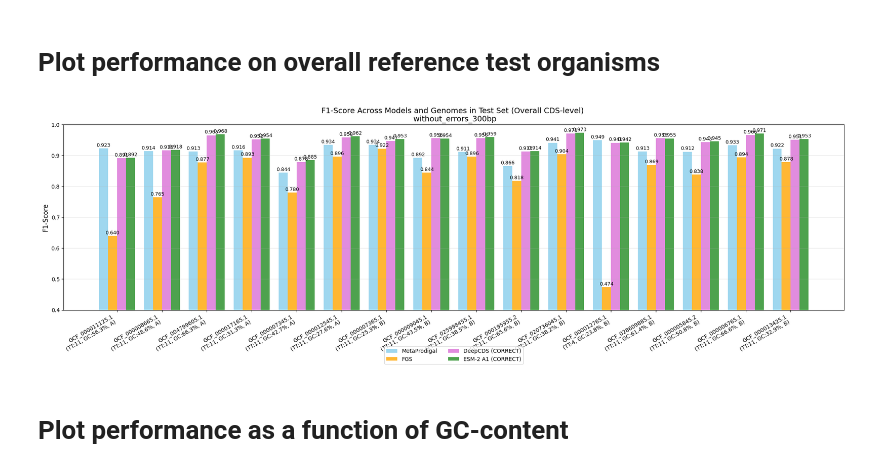
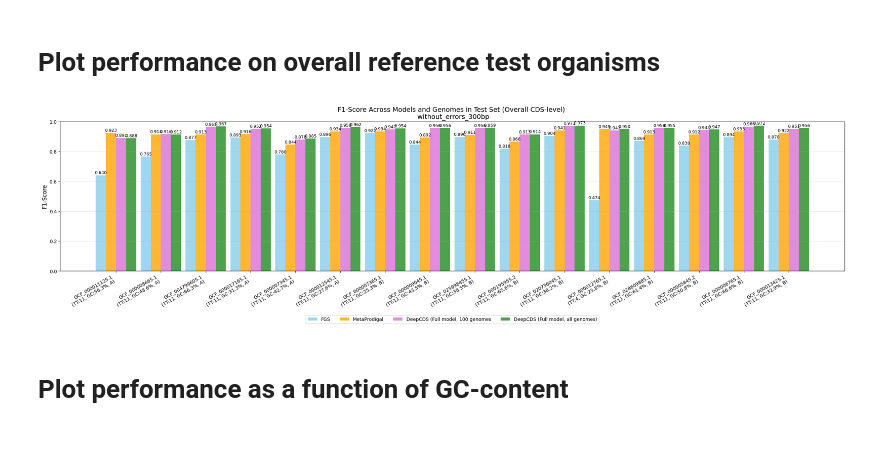
Before and after one commit to lsandvad/deep-cds, a Jupyter notebook: src_dev/benchmark/eval/without_errors/cds_level_evaluation_without_errors.ipynb, the cells around one changed output. Saved outputs shown, nothing was run; the diff lists cells and outputs as text; code cells hidden in the pictures; blank space fills up the shorter version.

```diff
--- a/src_dev/benchmark/eval/without_errors/cds_level_evaluation_without_errors.ipynb
+++ b/src_dev/benchmark/eval/without_errors/cds_level_evaluation_without_errors.ipynb
@@ -9,6 +9,11 @@ import numpy as np
 import pandas as pd
 from sklearn.metrics import matthews_corrcoef
 from tqdm import tqdm
+
+# Set high DPI for better plot quality
+plt.rcParams['figure.dpi'] = 150
+plt.rcParams['savefig.dpi'] = 300
+plt.rcParams['font.family'] = 'sans-serif'
 # %%
 project_root = "../../../.."
 
@@ -113,21 +121,17 @@ def load_in_processed_datasets(test_accession, data_type, project_root=project_r
     with open(f"{project_root}/data/processed_data/predictions/processed_predictions/fgs_preds/{data_type}/{test_accession}.pkl", "rb") as preds_fgs_dict_file:
         preds_fgs_complete = pickle.load(preds_fgs_dict_file)
 
-    #Load in FGS predictions
-    #with open(f"{project_root}/data/processed_data/predictions/processed_predictions/DeepCDS/model_without_errors/{data_type}/full_model_400_genomes_seed_42_trained_final/{test_accession}/model_preds_dict.pkl", "rb") as preds_fgs_dict_file:
-    #    preds_fgs_complete = pickle.load(preds_fgs_dict_file)
-
     #Load in Model preds
     with open(f"{project_root}/data/processed_data/predictions/processed_predictions/DeepCDS/model_without_errors/{data_type}/full_model_100_genomes_seed_42_trained_final/{test_accession}/model_preds_dict.pkl", "rb") as model_preds_dict_file:
-        preds_deep_cds = pickle.load(model_preds_dict_file) #CHANGE
+        preds_esm2 = pickle.load(model_preds_dict_file) #CHANGE
 
-    with open(f"{project_root}/data/processed_data/predictions/processed_predictions/DeepCDS/model_without_errors/{data_type}/full_model_400_genomes_seed_42_trained_final/{test_accession}/model_preds_dict.pkl", "rb") as model_preds_dict_file:
-        preds_esm2 = pickle.load(model_preds_dict_file) #change
+    with open(f"{project_root}/data/processed_data/predictions/processed_predictions/DeepCDS/model_without_errors/{data_type}/full_model_all_genomes_seed_42_trained_final/{test_accession}/model_preds_dict.pkl", "rb") as model_preds_dict_file:
+        preds_deep_cds = pickle.load(model_preds_dict_file) #change
 
 
     return read_names_list, get_full_cds(testset_dict), get_full_cds(preds_prodigal), \
-        get_full_cds(preds_fgs_complete), get_full_cds(preds_deep_cds), \
-        get_full_cds(preds_esm2)
+        get_full_cds(preds_fgs_complete), get_full_cds(preds_esm2), \
+        get_full_cds(preds_deep_cds)
 # %%
 def calculate_iou(coord1, coord2):
     """
@@ -407,10 +411,10 @@ def plot_metric_per_genome_bars(metric_data, metric_name, data_type, model_displ
     # Create x positions for the bars
     x = np.arange(len(genome_accessions))
     n_models = len(model_names)
-    width = 0.8 / n_models  # Adjust width based on number of models
+    width = 0.9 / n_models  # Adjust width based on number of models
 
     # Create the plot
-    fig, ax = plt.subplots(figsize=(max(13, len(genome_accessions) * 1.3), 7))
+    fig, ax = plt.subplots(figsize=(max(13, len(genome_accessions) * 1.5), 7))
 
     bars_list = []
     # Create bars for each model
@@ -431,9 +435,8 @@ def plot_metric_per_genome_bars(metric_data, metric_name, data_type, model_displ
     ax.set_xticks(x)
     ax.set_xticklabels(x_labels, rotation=30, ha='right')
 
-    # Adjust legend position based on number of models
-    ncol = len(model_names)  # Max 4 columns in legend
-    ax.legend(bbox_to_anchor=(0.5, -0.18), loc='upper center', ncol=np.ceil(ncol/2))
+    # Legend: single row, positioned below x-axis labels to avoid overlap
+    ax.legend(bbox_to_anchor=(0.5, -0.28), loc='upper center', ncol=len(model_names))
 
     # Add value labels on bars
     def add_value_labels(bars, scores):
@@ -447,7 +450,7 @@ def plot_metric_per_genome_bars(metric_data, metric_name, data_type, model_displ
         add_value_labels(bars, metric_data[model_name])
 
     # Set y-axis limits for better visualization (you can adjust these)
-    ax.set_ylim(0.4, 1.0)
+    ax.set_ylim(0, 1.0)
 
     # Add grid for better readability
     ax.grid(True, alpha=0.3, axis='y')
@@ -475,8 +478,8 @@ def plot_all_models_comparison(performance_metric, performance_metrics_genomes_d
     model_display_names = {
         "prodigal": "MetaProdigal",
         "fgs_complete": "FGS",
-        "deep_cds": "DeepCDS (CORRECT)",
-        "esm2_a1": "ESM-2 A1 (CORRECT)"
+        "esm2_a1": "DeepCDS (Full model, 100 genomes",
+        "deep_cds": "DeepCDS (Full model, all genomes)"
     }
 
     # Optional: Define custom colors
@@ -577,30 +580,30 @@ data_types = ["without_errors_300bp"]
 # %%
 for data_type in data_types:
 
     #Initialize
     performance_metrics_genomes_dict = {}
     overlap_criteria = 1 #Overlap required to be considered a TP
 
     for test_accession in test_accessions:
         read_names_list, testset_dict, prodigal_dict, \
-        preds_fgs_dict, preds_deep_cds, \
-        preds_a1  = load_in_processed_datasets(test_accession, data_type)
+        preds_fgs_dict, preds_a1, \
+        preds_deep_cds = load_in_processed_datasets(test_accession, data_type)
 
         #Store performance metrics for this genome
         performance_metrics_genomes_dict[test_accession] = {
+            "fgs_complete": calculate_metrics(testset_dict, preds_fgs_dict, read_names_list, overlap_criteria),
             "prodigal": calculate_metrics(testset_dict, prodigal_dict, read_names_list, overlap_criteria),
-            "fgs_complete": calculate_metrics(testset_dict, preds_fgs_dict, read_names_list, overlap_criteria),
-            "deep_cds": calculate_metrics(testset_dict, preds_deep_cds, read_names_list, overlap_criteria),
-            "esm2_a1": calculate_metrics(testset_dict, preds_a1, read_names_list, overlap_criteria)}
+            "esm2_a1": calculate_metrics(testset_dict, preds_a1, read_names_list, overlap_criteria),
+            "deep_cds": calculate_metrics(testset_dict, preds_deep_cds, read_names_list, overlap_criteria)}
 
     #assess wrong predictions to find out if there are any patterns that raise concern/should be fixed
     wrong_predictions = find_wrong_predictions(testset_dict, prodigal_dict, read_names_list, overlap_criteria)
 
     plot_all_models_comparison('f1_score', performance_metrics_genomes_dict, data_type, genomes)
     #plot_all_models_comparison('recall', performance_metrics_genomes_dict, data_type, genomes)
     #plot_all_models_comparison('precision', performance_metrics_genomes_dict, data_type, genomes)
 # %% [output]
-[figure, old version]
+[figure, new version]
 # %% [markdown]
 # Plot performance as a function of GC-content
 # %%
```
Also changed, not shown: parts of 19 cells of this notebook, 5 other files.
